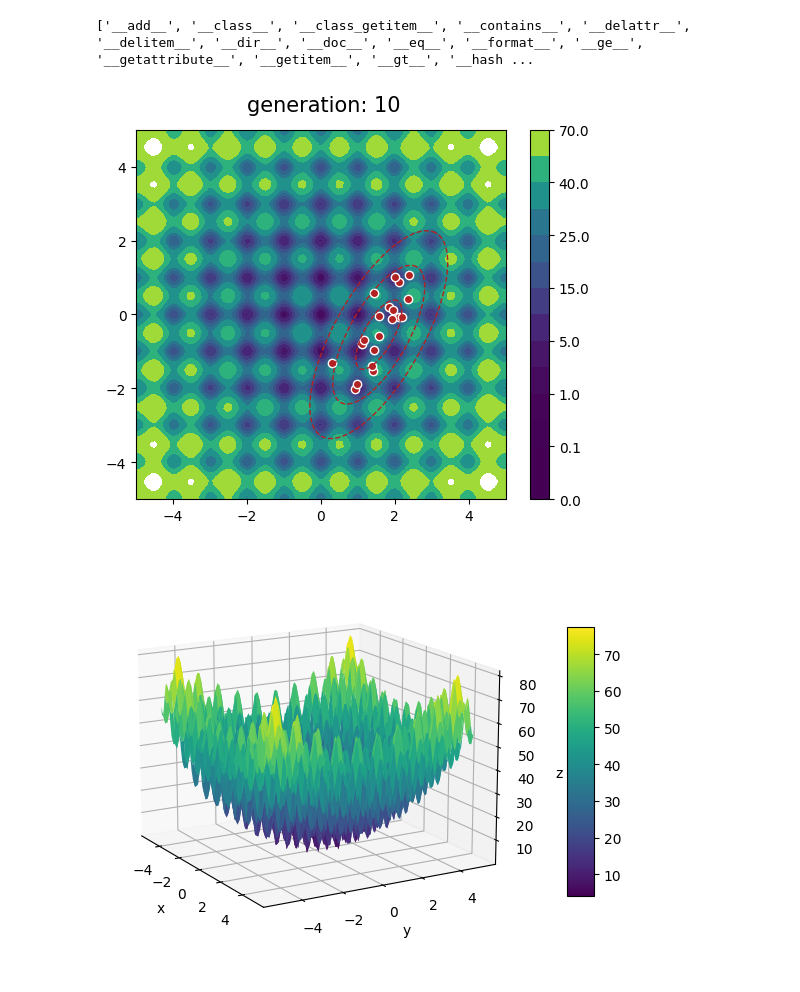
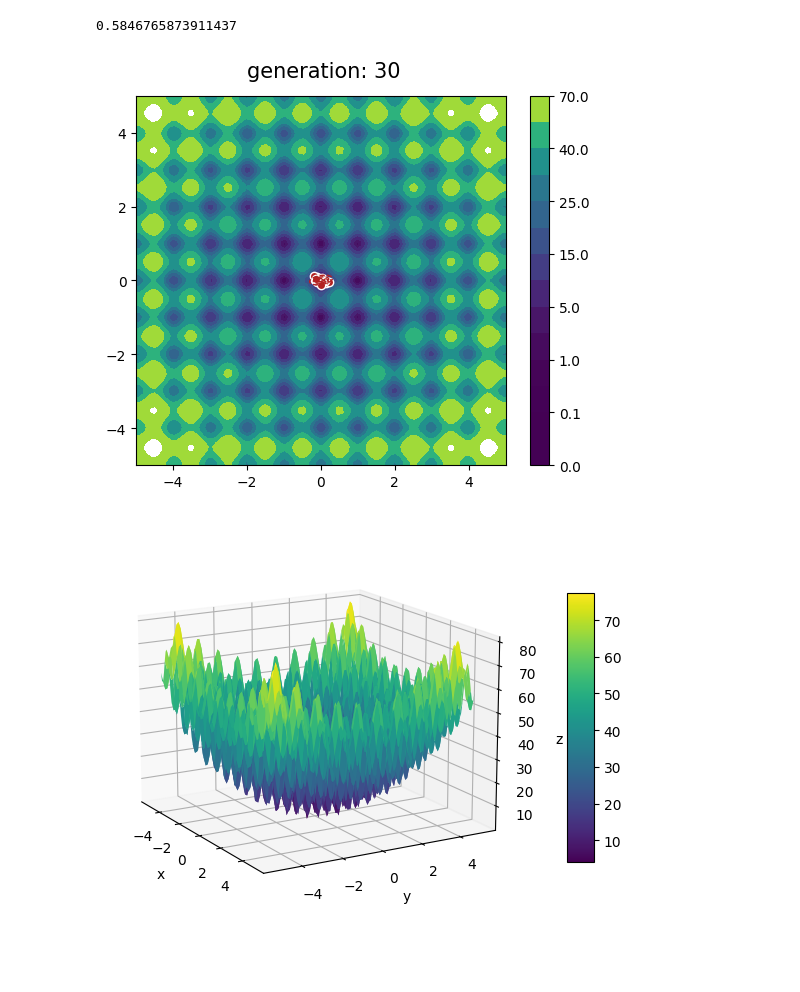
Before and after one commit to keigo2014/cma, a Jupyter notebook: Rastrigin関数.ipynb, the cells around one changed output. Cells and saved outputs as stored; diff of their text form; code cells hidden in the pictures.

```diff
--- a/Rastrigin関数.ipynb
+++ b/Rastrigin関数.ipynb
@@ -200,14 +200,15 @@ def main():
     ani = animation.ArtistAnimation(fig, images, interval=400)
     ani.save('anim_rastrigin.gif', writer='pillow')
 
-    print(dir(im_list))
+    Z = rastrigin(X[:, 0], X[:, 1])
+    print(min(Z))
 # %%
-n_generations = 10
+n_generations = 30
 
 main()
 # %% [output]
-['__add__', '__class__', '__class_getitem__', '__contains__', '__delattr__', '__delitem__', '__dir__', '__doc__', '__eq__', '__format__', '__ge__', '__getattribute__', '__getitem__', '__gt__', '__hash ...
+0.5846765873911437
-[figure, old version]
+[figure, new version]
 # %%
 import numpy as np
 import matplotlib.pyplot as plt
```
